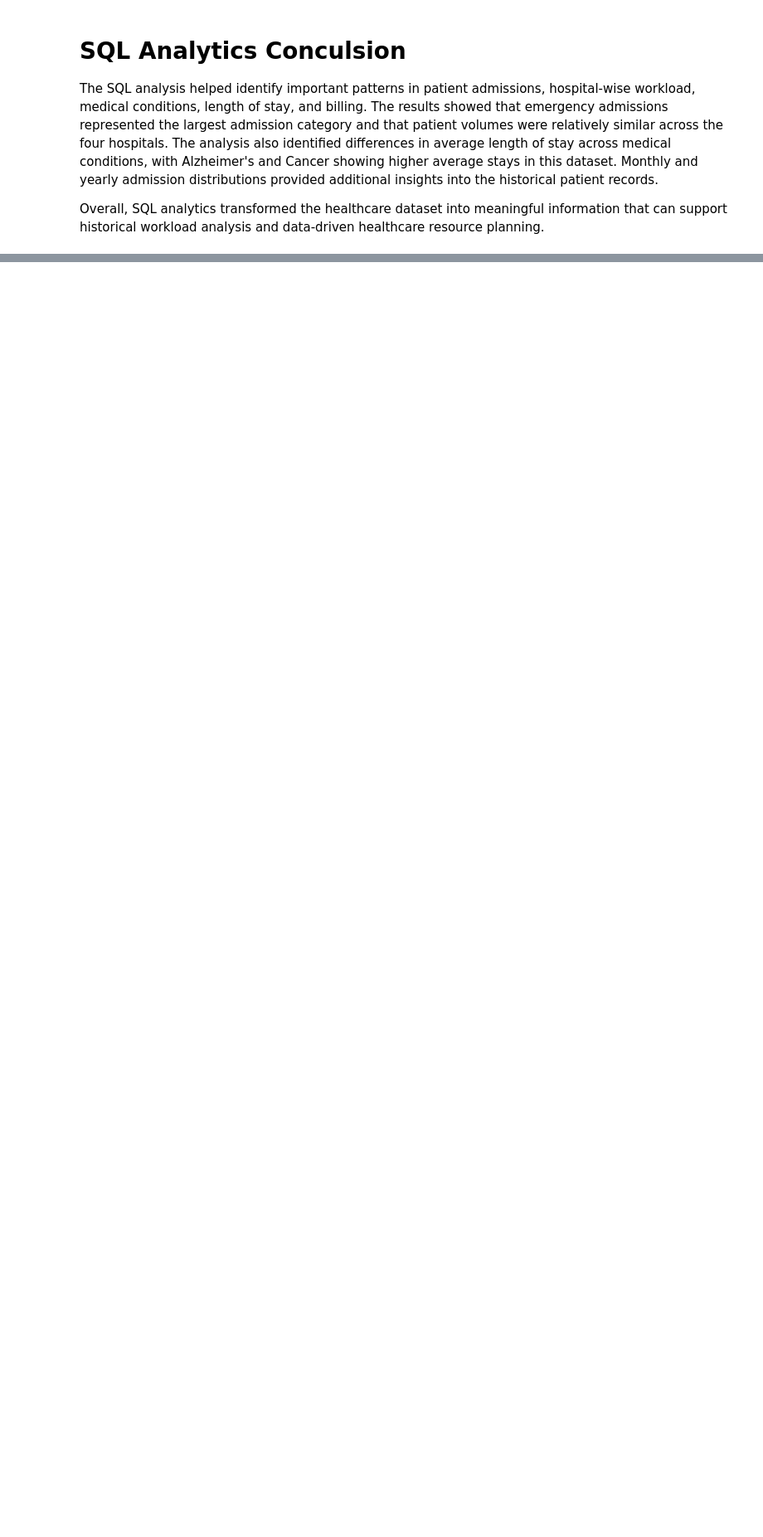
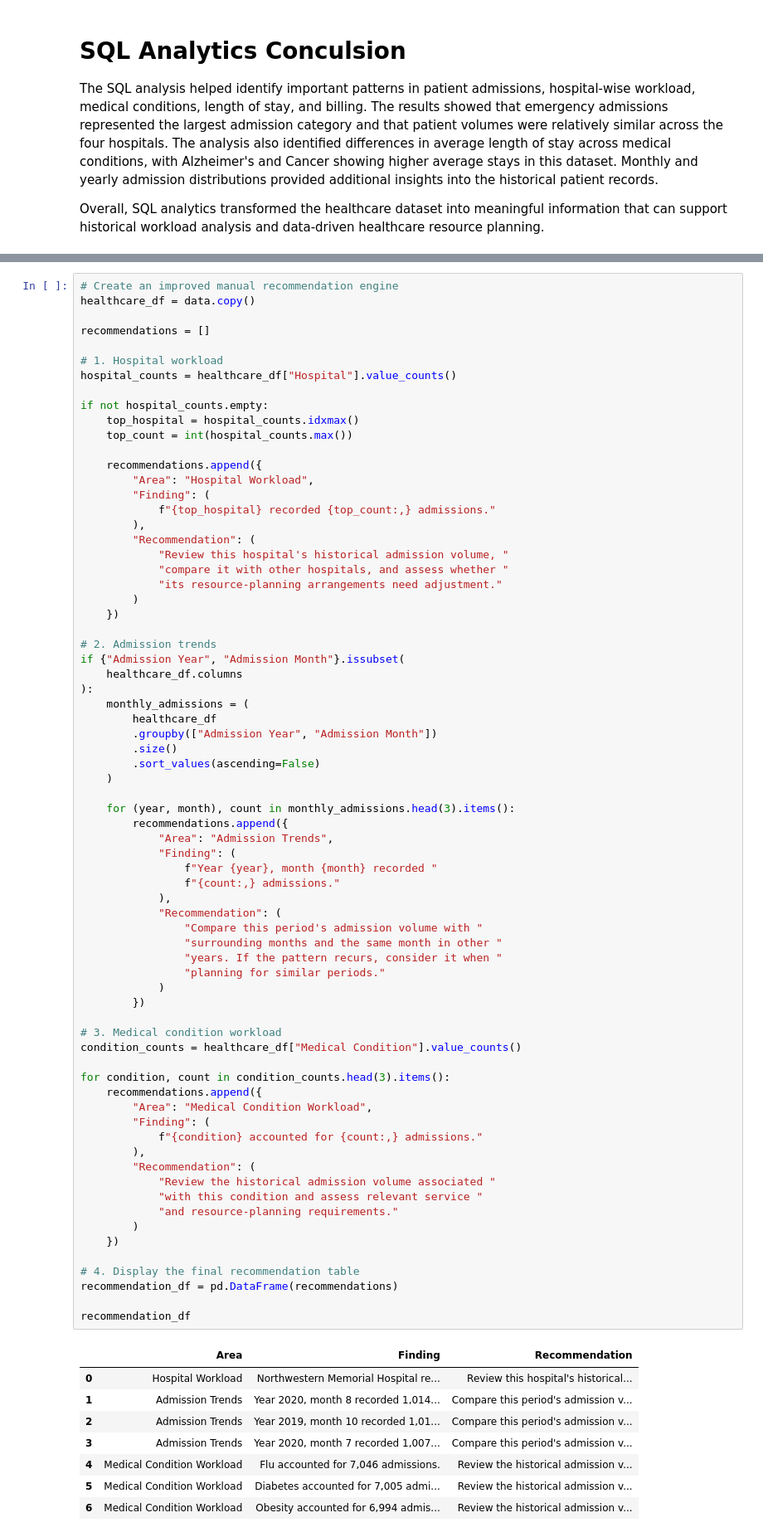
Before and after one commit to Srikhanth14/Data_Analysis_Projects, a Jupyter notebook: HealthCare_Resource_Optimization.ipynb, the cells around one changed output, grey strips where cells are left out. Shown at 83% size. Cells and saved outputs as stored; diff of their text form; blank space fills up the shorter version.

```diff
--- a/HealthCare_Resource_Optimization.ipynb
+++ b/HealthCare_Resource_Optimization.ipynb
@@ -1835,0 +1844,80 @@ Overall, SQL analytics transformed the healthcare dataset into meaningful inform
+# %%
+# Create an improved manual recommendation engine
+healthcare_df = data.copy()
+
+recommendations = []
+
+# 1. Hospital workload
+hospital_counts = healthcare_df["Hospital"].value_counts()
+
+if not hospital_counts.empty:
+    top_hospital = hospital_counts.idxmax()
+    top_count = int(hospital_counts.max())
+
+    recommendations.append({
+        "Area": "Hospital Workload",
+        "Finding": (
+            f"{top_hospital} recorded {top_count:,} admissions."
+        ),
+        "Recommendation": (
+            "Review this hospital's historical admission volume, "
+            "compare it with other hospitals, and assess whether "
+            "its resource-planning arrangements need adjustment."
+        )
+    })
+
+# 2. Admission trends
+if {"Admission Year", "Admission Month"}.issubset(
+    healthcare_df.columns
+):
+    monthly_admissions = (
+        healthcare_df
+        .groupby(["Admission Year", "Admission Month"])
+        .size()
+        .sort_values(ascending=False)
+    )
+
+    for (year, month), count in monthly_admissions.head(3).items():
+        recommendations.append({
+            "Area": "Admission Trends",
+            "Finding": (
+                f"Year {year}, month {month} recorded "
+                f"{count:,} admissions."
+            ),
+            "Recommendation": (
+                "Compare this period's admission volume with "
+                "surrounding months and the same month in other "
+                "years. If the pattern recurs, consider it when "
+                "planning for similar periods."
+            )
+        })
+
+# 3. Medical condition workload
+condition_counts = healthcare_df["Medical Condition"].value_counts()
+
+for condition, count in condition_counts.head(3).items():
+    recommendations.append({
+        "Area": "Medical Condition Workload",
+        "Finding": (
+            f"{condition} accounted for {count:,} admissions."
+        ),
+        "Recommendation": (
+            "Review the historical admission volume associated "
+            "with this condition and assess relevant service "
+            "and resource-planning requirements."
+        )
+    })
+
+# 4. Display the final recommendation table
+recommendation_df = pd.DataFrame(recommendations)
+
+recommendation_df
+# %% [output]
+|  | Area | Finding | Recommendation |
+| 0 | Hospital Workload | Northwestern Memorial Hospital re... | Review this hospital's historical... |
+| 1 | Admission Trends | Year 2020, month 8 recorded 1,014... | Compare this period's admission v... |
+| 2 | Admission Trends | Year 2019, month 10 recorded 1,01... | Compare this period's admission v... |
+| 3 | Admission Trends | Year 2020, month 7 recorded 1,007... | Compare this period's admission v... |
+| 4 | Medical Condition Workload | Flu accounted for 7,046 admissions. | Review the historical admission v... |
+| 5 | Medical Condition Workload | Diabetes accounted for 7,005 admi... | Review the historical admission v... |
+| 6 | Medical Condition Workload | Obesity accounted for 6,994 admis... | Review the historical admission v... |
```
Also changed, not shown: parts of 7 cells of this notebook.
